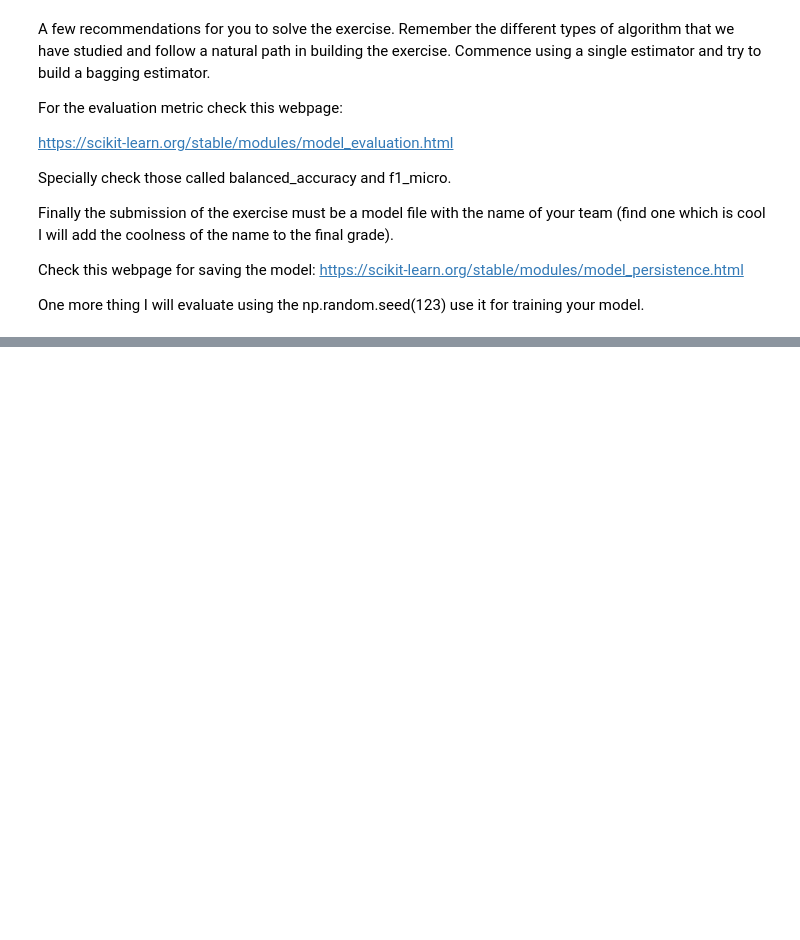
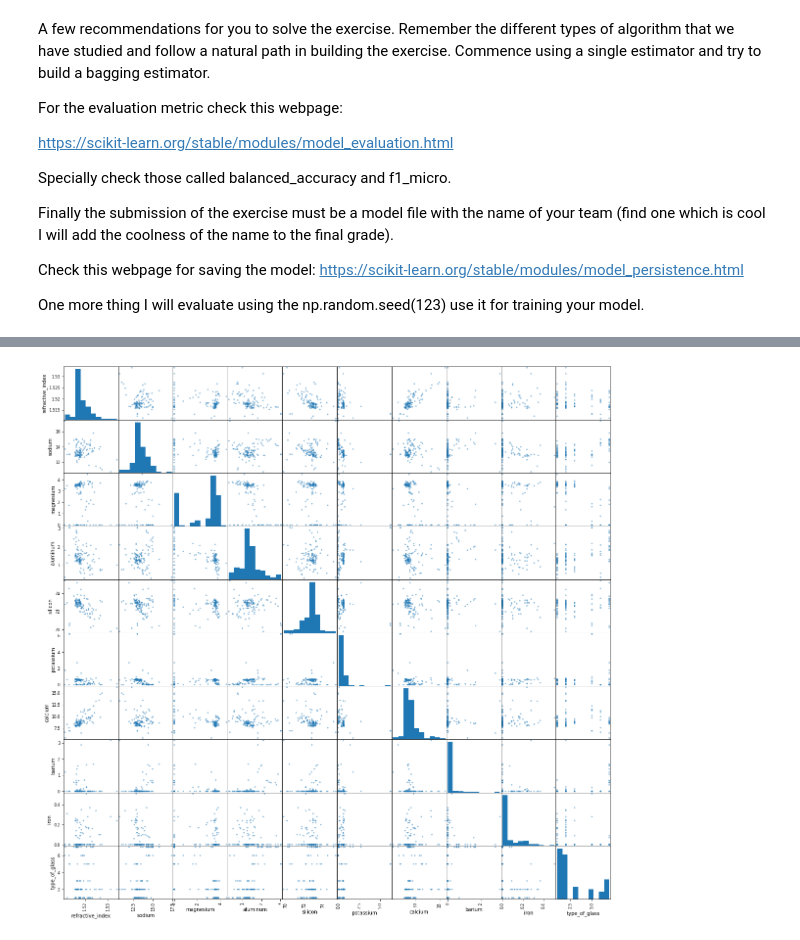
Before and after one commit to hecescam/IA3, a Jupyter notebook: Hunger_games.ipynb, the cells around one changed output, grey strips where cells are left out. Cells and saved outputs as stored; diff of their text form; code cells hidden in the pictures; blank space fills up the shorter version.

```diff
--- a/Hunger_games.ipynb
+++ b/Hunger_games.ipynb
@@ -44,0 +170,4 @@ One more thing I will evaluate using the np.random.seed(123) use it for training
+# %%
+pd.plotting.scatter_matrix(dataframe, figsize=(20.0,20.0));
+# %% [output]
+[figure, added]
```
Also changed, not shown: parts of 26 cells of this notebook.
